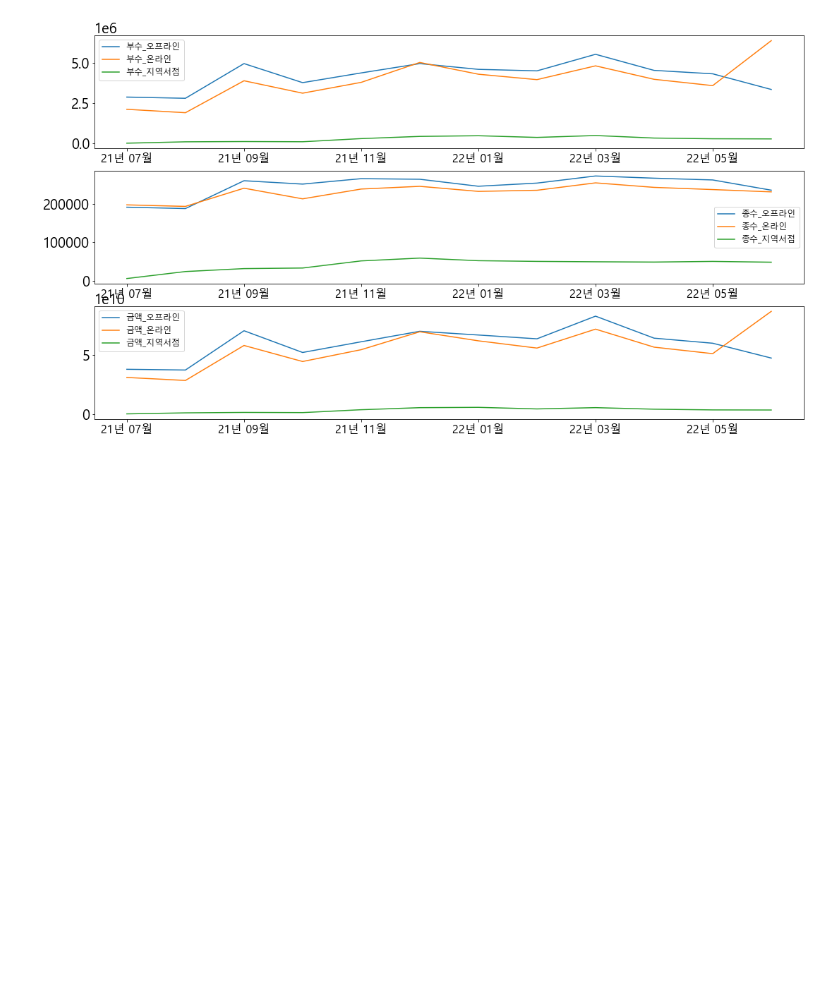
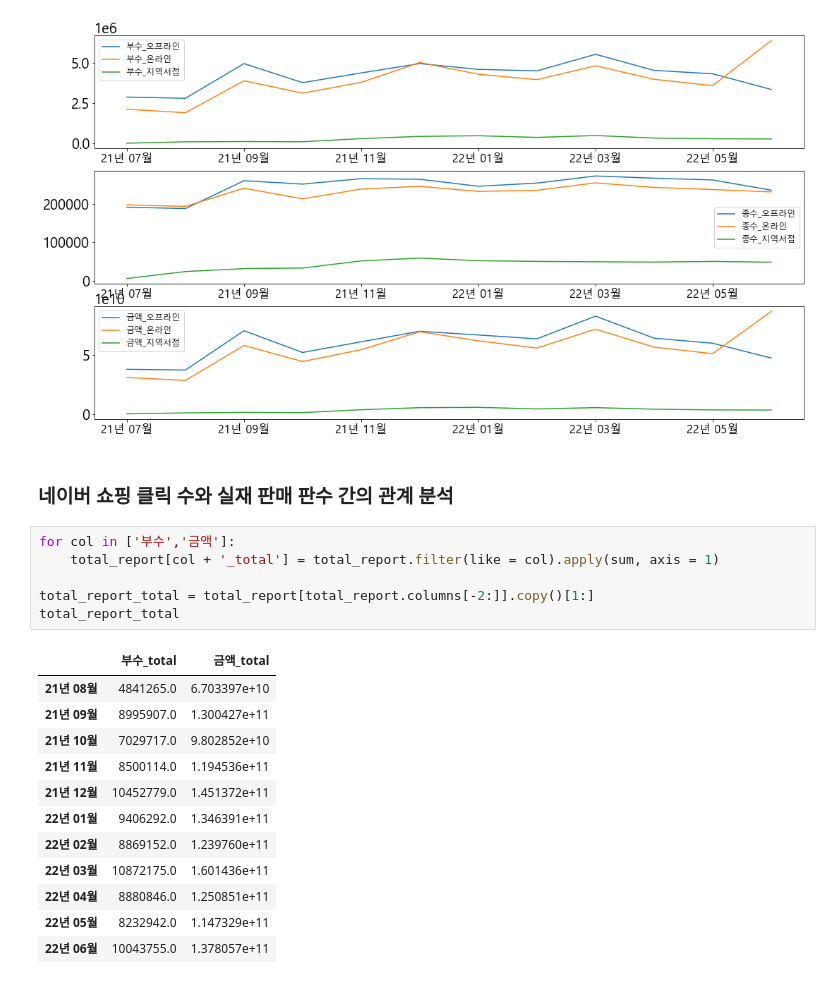
Before and after one commit to blueberrysmoooothie/programing_Practice, a Jupyter notebook: bigdata/shopping_total.ipynb, the cells around one changed output. Saved outputs shown, nothing was run; the diff lists cells and outputs as text; blank space fills up the shorter version.

```diff
--- a/bigdata/shopping_total.ipynb
+++ b/bigdata/shopping_total.ipynb
@@ -241,3 +241,24 @@ total_report.filter(like = '금액').plot(ax = ax)
 # %% [output]
 <AxesSubplot:>
 [figure]
+# %% [markdown]
+### 네이버 쇼핑 클릭 수와 실재 판매 판수 간의 관계 분석
+# %%
+for col in ['부수','금액']:
+    total_report[col + '_total'] = total_report.filter(like = col).apply(sum, axis = 1)
+
+total_report_total = total_report[total_report.columns[-2:]].copy()[1:]
+total_report_total
+# %% [output]
+|  | 부수_total | 금액_total |
+| 21년 08월 | 4841265.0 | 6.703397e+10 |
+| 21년 09월 | 8995907.0 | 1.300427e+11 |
+| 21년 10월 | 7029717.0 | 9.802852e+10 |
+| 21년 11월 | 8500114.0 | 1.194536e+11 |
+| 21년 12월 | 10452779.0 | 1.451372e+11 |
+| 22년 01월 | 9406292.0 | 1.346391e+11 |
+| 22년 02월 | 8869152.0 | 1.239760e+11 |
+| 22년 03월 | 10872175.0 | 1.601436e+11 |
+| 22년 04월 | 8880846.0 | 1.250851e+11 |
+| 22년 05월 | 8232942.0 | 1.147329e+11 |
+| 22년 06월 | 10043755.0 | 1.378057e+11 |
```
Also changed, not shown: parts of 6 cells of this notebook.
